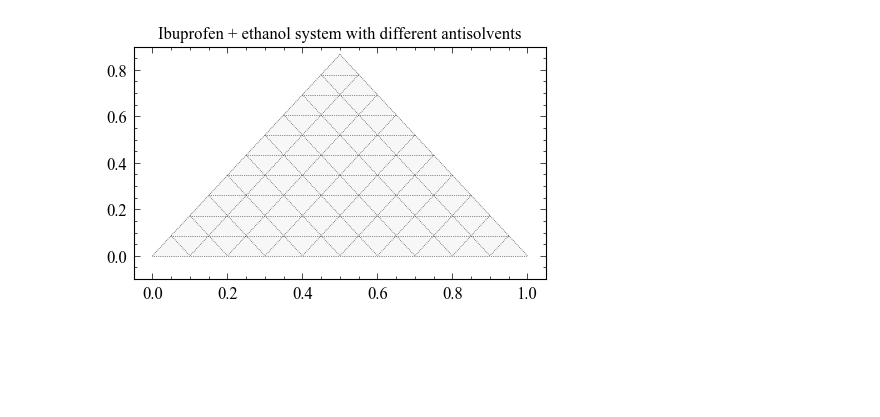
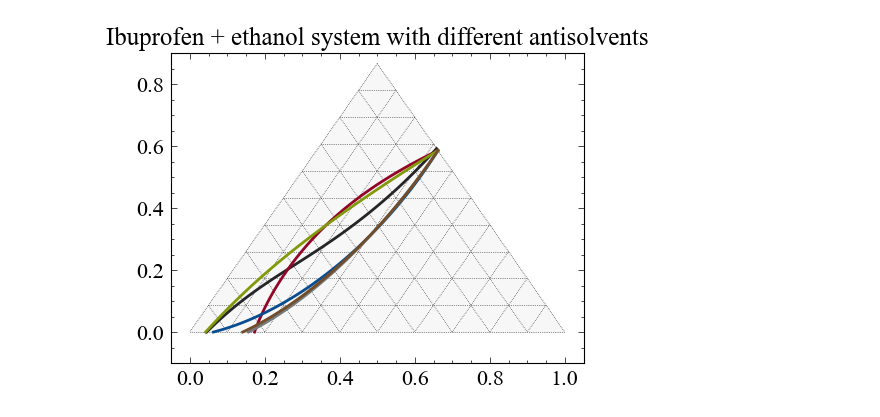
Before and after one commit to HyuntaeKR/drowning-out, a Jupyter notebook: thesis_project/pharma_antisolvent_screening.ipynb, the cells around one changed output. Drawn from its saved outputs; the diff is of its cells as text; code cells hidden in the pictures; blank space fills up the shorter version.

Commit message:
Edit plotting

```diff
--- a/thesis_project/pharma_antisolvent_screening.ipynb
+++ b/thesis_project/pharma_antisolvent_screening.ipynb
@@ -16,7 +16,7 @@ from antisolvent_calculate import AntisolventCalculate as ac
 # mpl plot style formatting
 
 mpl_style_path = "/Users/parkhyuntae/Library/CloudStorage/GoogleDrive-prohyuntae@gmail.com/My Drive/projects/mpl_styles"
-plt.style.use(mpl_style_path + "/timesnewromanstyle.mplstyle")
+plt.style.use(mpl_style_path + "/myacademic.mplstyle")
 
 
 from cycler import cycler
@@ -150,30 +150,32 @@ Initialize complete!
 # %%
 # Plot ternary diagrams
 
 # ibuprofen + ethanol system
 ibu_directory = "./data/ibuprofen_calculation"
-pattern = r"IBUPROFEN_ETHANOL_\w+\.csv"
+pattern = "IBUPROFEN_ETHANOL_"
 
 ibu_files = os.listdir(ibu_directory)
 ibu_ethanol_files = [filename for filename in ibu_files if re.match(pattern, filename)]
 
 fig1, tax = ternary.figure()
+fig1.set_size_inches(5, 4)
+plt.grid(False)
 tax.gridlines(multiple=0.1)
 tax.set_title(f"Ibuprofen + ethanol system with different antisolvents")
 
 for filename in ibu_ethanol_files:
     antisolv_name = filename.split("_")[2].lower()
     filepath = os.path.join(ibu_directory, filename)
     read_cols = [
         "solute_mol_fraction",
         "solvent_mol_fraction",
         "antisolvent_mol_fraction",
     ]
     ternary_data = pandas.read_csv(filepath, usecols=read_cols)
     ternary_data = ternary_data.values
     tax.plot(ternary_data, linewidth=2.0, label=antisolv_name)
 # %% [output]
-[figure, old version]
+[figure, new version]
 # %%
 # system = tc()
 # system.add_solute(**ibuprofen)
```
